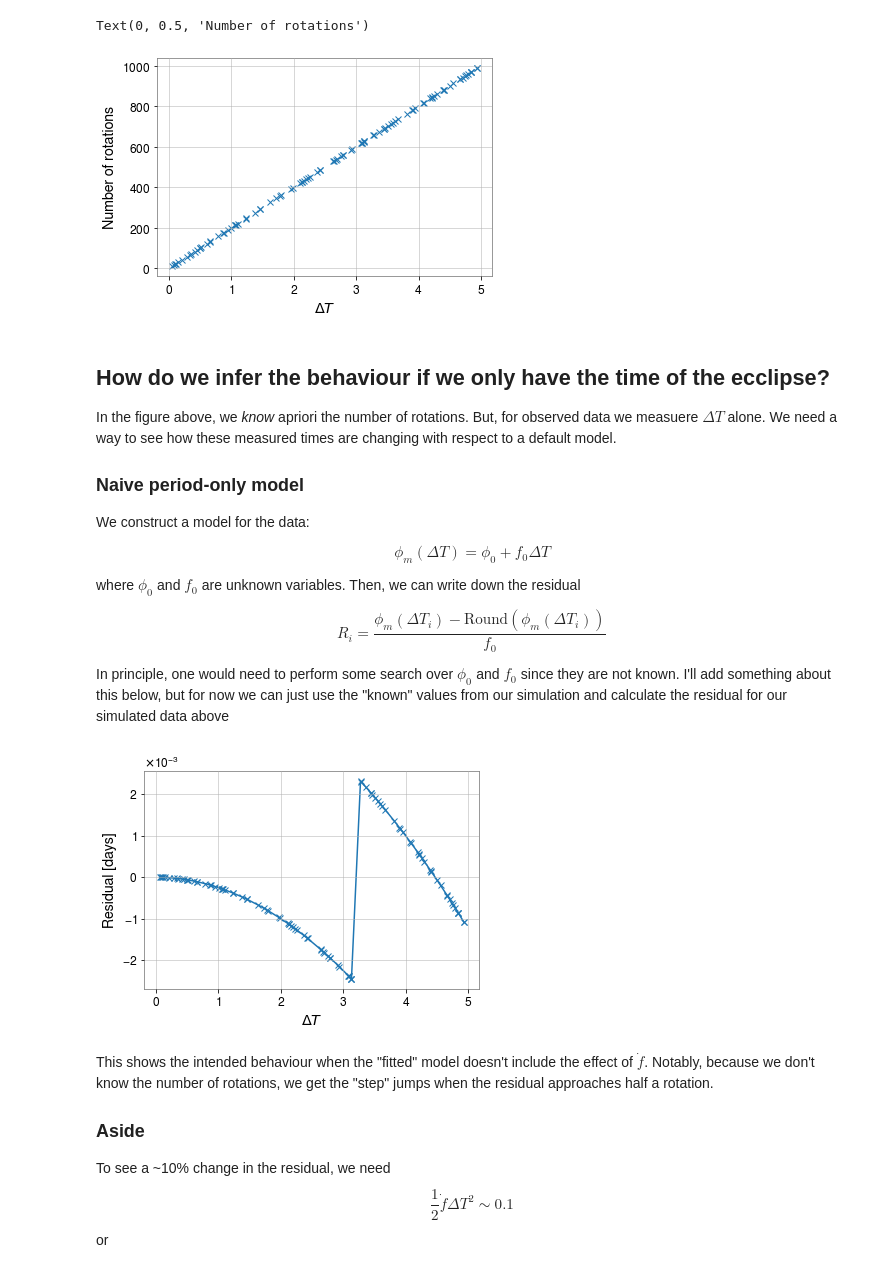
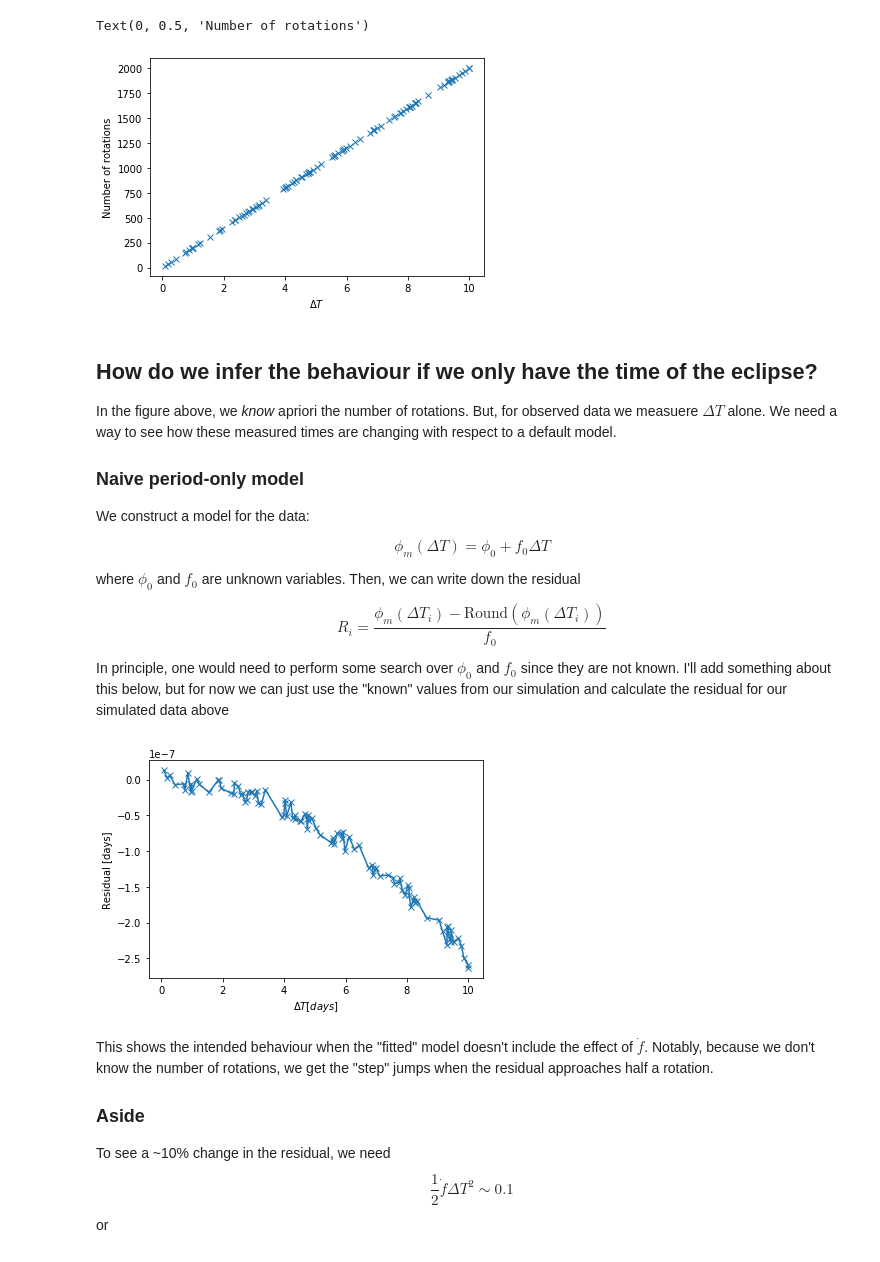
Before and after one commit to mcoughlin/gwemlisa, a Jupyter notebook: bilby_end_to_end/Notes.ipynb, the cells around one changed output. Saved outputs shown, nothing was run; the diff lists cells and outputs as text; code cells hidden in the pictures.

```diff
--- a/bilby_end_to_end/Notes.ipynb
+++ b/bilby_end_to_end/Notes.ipynb
@@ -29,15 +29,17 @@ is the spin-down timescale of the system.
 
 ### Simulate some data
 # %%
+import numpy as np
+import matplotlib.pyplot as plt
 def deltaT_from_quadratic(i, F0, F1):
     tau = F0 / F1
     return - tau + np.sqrt(tau**2 + 2 * i / F1)
 
-F0 = 1 / 0.005  # per-day
-F1 = 1e-1 # day's per day
+F0 = 1/0.005  # 1/day
+F1 = 1e-6 # 1/day**2
 
 # 100 rotations randomly picked
-rotations = np.sort(np.random.randint(0, 1000, 100))
+rotations = np.sort(np.random.randint(0, 2000, 100))
 deltaTs = deltaT_from_quadratic(rotations, F0, F1)
 
 plt.plot(deltaTs, rotations, 'x')
@@ -45,9 +47,9 @@ plt.xlabel("$\Delta T$")
 plt.ylabel("Number of rotations")
 # %% [output]
 Text(0, 0.5, 'Number of rotations')
-[figure, old version]
+[figure, new version]
 # %% [markdown]
-## How do we infer the behaviour if we only have the time of the ecclipse?
+## How do we infer the behaviour if we only have the time of the eclipse?
 
 In the figure above, we *know* apriori the number of rotations. But, for observed data we measuere $\Delta T$ alone. We need a way to see how these measured times are changing with respect to a default model.
 
@@ -64,12 +66,12 @@ In principle, one would need to perform some search over $\phi_0$ and $f_0$ sinc
 # %%
 phim = F0 * deltaTs
 residual = (phim - np.round(phim)) / F0
 plt.plot(deltaTs, residual, '-x')
 plt.ylabel("Residual [days]")
-plt.xlabel("$\Delta T$")
+plt.xlabel("$\Delta T [days]$")
 plt.show()
 # %% [output]
-[figure, old version]
+[figure, new version]
 # %% [markdown]
 This shows the intended behaviour when the "fitted" model doesn't include the effect of $\dot{f}$. Notably, because we don't know the number of rotations, we get the "step" jumps when the residual approaches half a rotation.
 
```
Also changed, not shown: parts of 6 cells of this notebook.
